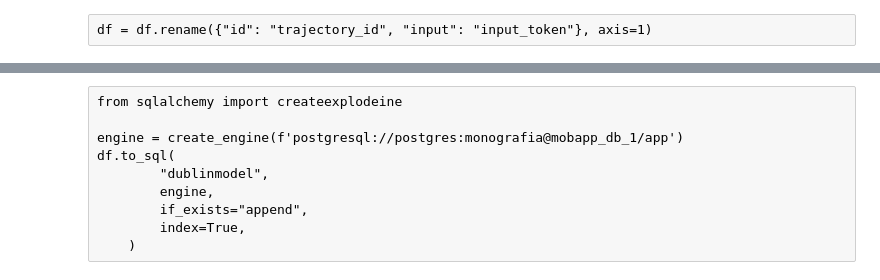
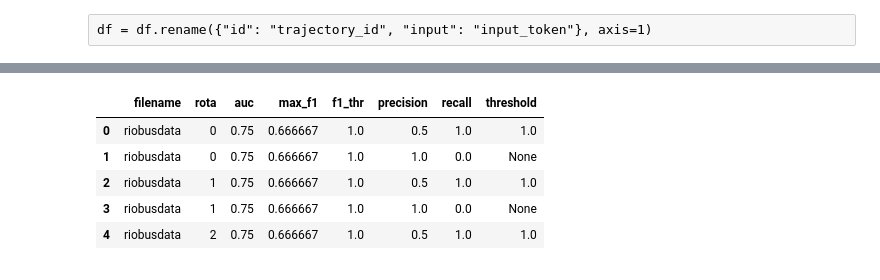
Before and after one commit to Mobapp-Dashboard/mobapp-backend, a Jupyter notebook: backend/app/notebooks/novos_CSVs.ipynb, the cells around one changed output, grey strips where cells are left out. Cells and saved outputs as stored; diff of their text form; code cells hidden in the pictures.

```diff
--- a/backend/app/notebooks/novos_CSVs.ipynb
+++ b/backend/app/notebooks/novos_CSVs.ipynb
@@ -103,10 +75,9 @@ conn.commit()
-# %% [raw]
-from sqlalchemy import createexplodeine
-
-engine = create_engine(f'postgresql://postgres:monografia@mobapp_db_1/app')
-df.to_sql(
-        "dublinmodel",
-        engine,
-        if_exists="append",
-        index=True,
-    )
+# %%
+df.head()
+# %% [output]
+|  | filename | rota | auc | max_f1 | f1_thr | precision | recall | threshold |
+| 0 | riobusdata | 0 | 0.75 | 0.666667 | 1.0 | 0.5 | 1.0 | 1.0 |
+| 1 | riobusdata | 0 | 0.75 | 0.666667 | 1.0 | 1.0 | 0.0 | None |
+| 2 | riobusdata | 1 | 0.75 | 0.666667 | 1.0 | 0.5 | 1.0 | 1.0 |
+| 3 | riobusdata | 1 | 0.75 | 0.666667 | 1.0 | 1.0 | 0.0 | None |
+| 4 | riobusdata | 2 | 0.75 | 0.666667 | 1.0 | 0.5 | 1.0 | 1.0 |
```
Also changed, not shown: parts of 12 cells of this notebook, 10 other files.
